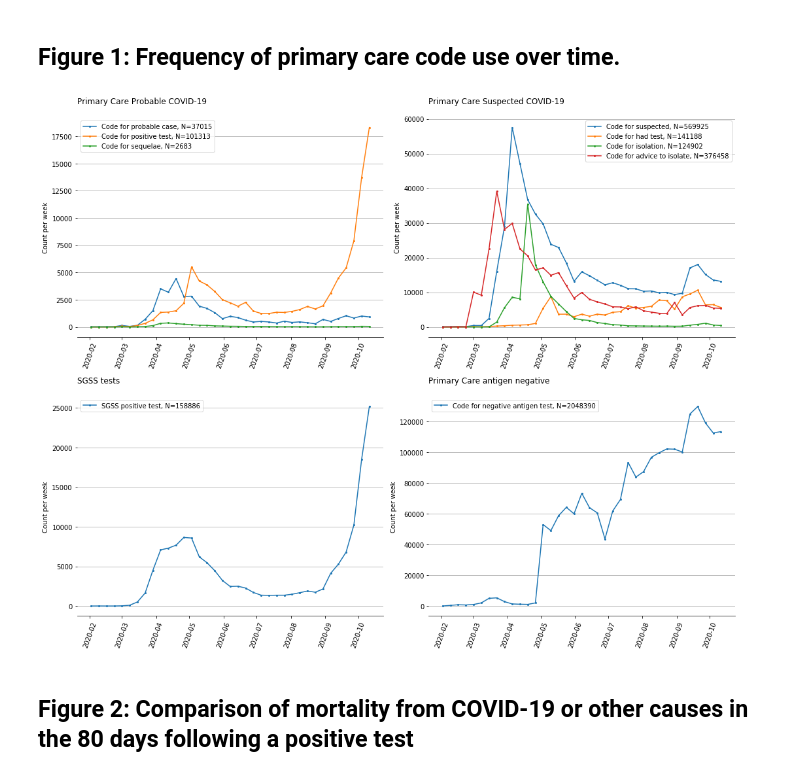
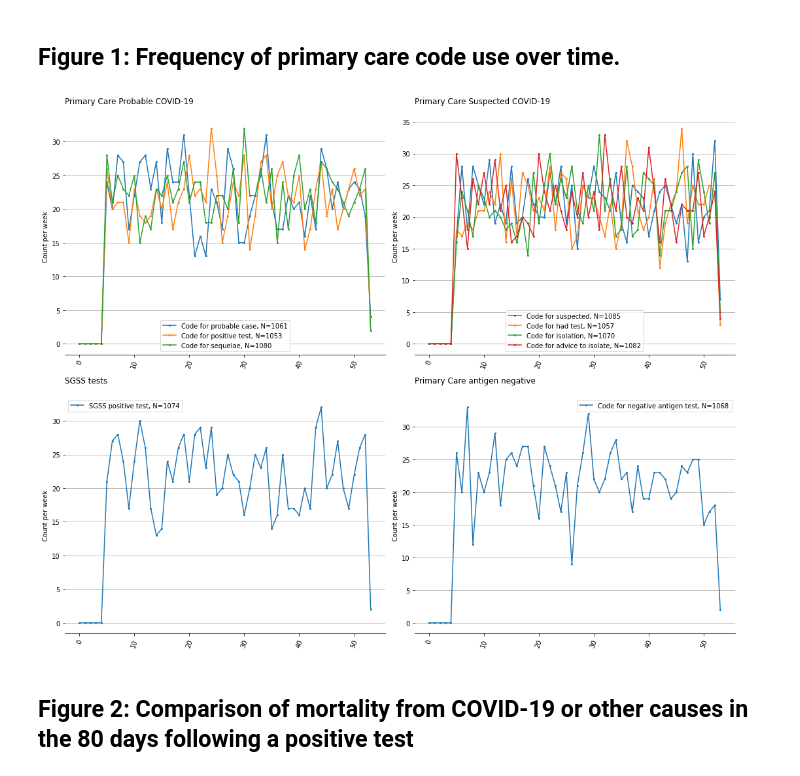
Before and after one commit to opensafely/primary-care-covid-codes-research, a Jupyter notebook: notebooks/primary-care-covid-codes.ipynb, the cells around one changed output. Saved outputs shown, nothing was run; the diff lists cells and outputs as text; code cells hidden in the pictures.

Commit message:
Update Jupyter to import data via OS

```diff
--- a/notebooks/primary-care-covid-codes.ipynb
+++ b/notebooks/primary-care-covid-codes.ipynb
@@ -306,7 +104,19 @@ A high level of COVID-19 related mortality in people identified as "probable cas
 # %% [markdown]
 ## Figure 1: Frequency of primary care code use over time.
 # %%
+# from IPython.display import SVG
+# def show_svg():
+#     return SVG(f"../output/plots.svg")
+# #
+# fig=show_svg()
+# fig
 
+codecounts_week = pd.read_csv(
+    filepath_or_buffer = f"../output/codecounts_week.csv"
+)
+codecounts_total = codecounts_week.sum()
+
+#################################### plots 1 ###################################
 def plotstyle(axesrow, axescol, title):
     axs[axesrow,axescol].set_ylabel('Count per week')
     axs[axesrow,axescol].xaxis.set_tick_params(labelrotation=70)
@@ -318,35 +128,33 @@ def plotstyle(axesrow, axescol, title):
     axs[axesrow,axescol].spines["left"].set_visible(False)
     axs[axesrow,axescol].spines["right"].set_visible(False)
     axs[axesrow,axescol].spines["top"].set_visible(False)
 
 
 fig, axs = plt.subplots(2, 2, figsize=(15,12), sharey=False,  sharex=True)
 
 axs[0,0].plot(codecounts_week.index, codecounts_week["probable_covid"], marker='o', markersize=2, label=f"""Code for probable case, N={codecounts_total["probable_covid"]}""")
 axs[0,0].plot(codecounts_week.index, codecounts_week["probable_covid_pos_test"],  marker='o', markersize=2, label=f"""Code for positive test, N={codecounts_total["probable_covid_pos_test"]}""")
 axs[0,0].plot(codecounts_week.index, codecounts_week["probable_covid_sequelae"], marker='o', markersize=2, label=f"""Code for sequelae, N={codecounts_total["probable_covid_sequelae"]}""")
 plotstyle(0,0, "Primary Care Probable COVID-19\n");
 
 axs[0,1].plot(codecounts_week.index, codecounts_week["suspected_covid"], marker='o', markersize=2, label=f"""Code for suspected, N={codecounts_total["suspected_covid"]}""")
 axs[0,1].plot(codecounts_week.index, codecounts_week["suspected_covid_had_test"], marker='o', markersize=2, label=f"""Code for had test, N={codecounts_total["suspected_covid_had_test"]}""")
 axs[0,1].plot(codecounts_week.index, codecounts_week["suspected_covid_isolation"], marker='o', markersize=2, label=f"""Code for isolation, N={codecounts_total["suspected_covid_isolation"]}""")
 axs[0,1].plot(codecounts_week.index, codecounts_week["suspected_covid_advice"], marker='o', markersize=2, label=f"""Code for advice to isolate, N={codecounts_total["suspected_covid_advice"]}""")
 plotstyle(0,1, "Primary Care Suspected COVID-19\n");
 
 axs[1,0].plot(codecounts_week.index, codecounts_week["sgss_positive_test"], marker='o', markersize=2, label=f"""SGSS positive test, N={codecounts_total["sgss_positive_test"]}""")
 plotstyle(1,0, "SGSS tests\n");
 
 axs[1,1].plot(codecounts_week.index, codecounts_week["antigen_negative"], marker='o', markersize=2, label=f"""Code for negative antigen test, N={codecounts_total["antigen_negative"]}""")
 axs[1,1].legend()
 plotstyle(1,1, "Primary Care antigen negative\n");
 
 #axs[1,1].remove()
 #axs[1,2].remove()
 
 plt.tight_layout()
-#fig.suptitle("test title",fontsize=16, y=1)
-plt.show()
 # %% [output]
-[figure, old version]
+[figure, new version]
 # %% [markdown]
 ## Figure 2: Comparison of mortality from COVID-19 or other causes in the 80 days following a positive test
```
Also changed, not shown: parts of 13 cells of this notebook.
